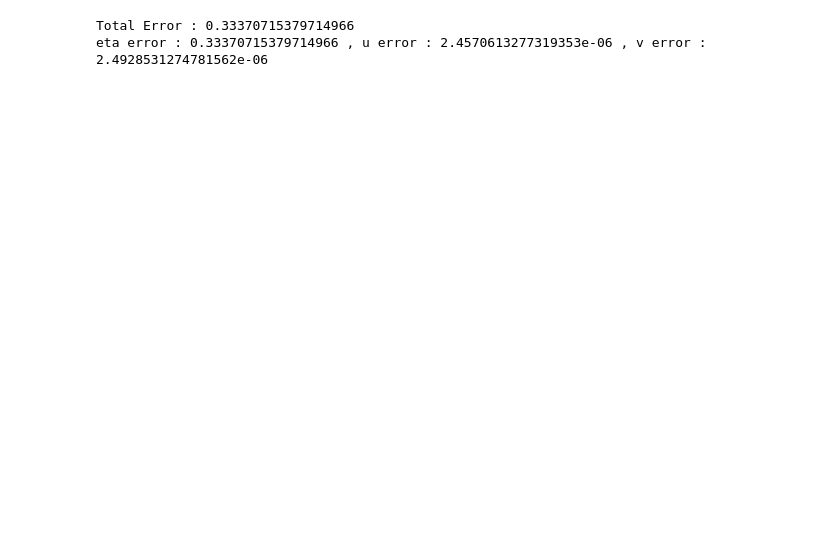
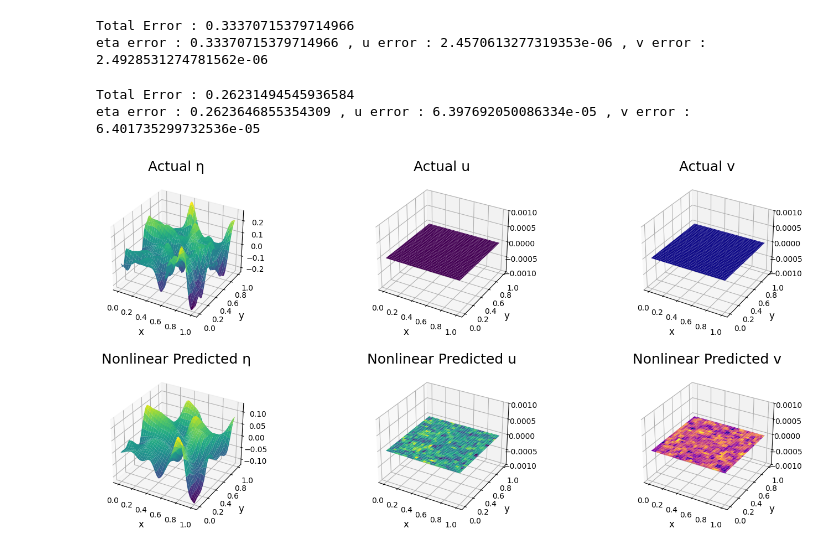
Before and after one commit to alexdelise/CMDS-REU-MADDI, a Jupyter notebook: final_SW.ipynb, the cells around one changed output. Cells and saved outputs as stored; diff of their text form; code cells hidden in the pictures; blank space fills up the shorter version.

```diff
--- a/final_SW.ipynb
+++ b/final_SW.ipynb
@@ -224,7 +242,7 @@ model_inverse = model_inverse.to(device)
 optimizer_inverse = torch.optim.Adam(model_inverse.parameters(), lr=1e-4)
 
 # if model has already been stored, one can directly load model using block of code below and skip training
-model_saved = False
+model_saved = True
 
 if model_saved:
     model_path = "inv_model_fc.pth"
@@ -258,7 +276,8 @@ epoch 98 : loss 0.010578222572803497
 epoch 99 : loss 0.012853719294071198
 # %%
 # --- compute reconstructions and errors ---
-
+size = 10000
+batchSize = 80
 test_dataLoader = DataLoader(DataSet, shuffle=False, batch_size=batchSize)
 model = model_inverse
 model.eval()
@@ -356,3 +375,55 @@ print(f'eta error : {eta_err} , u error : {u_err} , v error : {v_err}')
 # %% [output]
 Total Error : 0.33370715379714966
 eta error : 0.33370715379714966 , u error : 2.4570613277319353e-06 , v error : 2.4928531274781562e-06
+# %%
+# testing error -> in distribution dataset
+test_set = torch.load('test_data/testing_data_2000.pt').clone()
+test_ic_set = torch.load('test_data/ic_testing_data_2000.pt').clone()
+
+# to follow the same flow as nonlinear case, normalize and add noise, then denormalize
+test_dataset_normalized, test_min_max_vals = normalize(test_set)
+test_ic_normalized, test_ic_min_max_vals = normalize(test_ic_set)
+test_dataset_normalized += 0.1 * torch.randn(test_dataset_normalized.shape)
+test_dataset_denormalized = denormalize(test_dataset_normalized, test_min_max_vals)
+
+size = 2000
+batchSize=50
+test_dataset = dataset(test_dataset_normalized, test_ic_normalized, size)
+
+test_dataLoader = DataLoader(test_dataset, shuffle=False, batch_size=batchSize)
+model = model_inverse
+model.eval()
+ics = torch.zeros(size=(size, 3, 64, 64)) # store initial conditions in new variable, in same order as reconstrctions
+reconstructions = torch.zeros(size=(size, 3, 64, 64))
+data_stored = torch.zeros(size=(size, 3, 64, 64)) # store data (input conditions) in a new variable, in same order as reconstructions
+i=0
+with torch.no_grad():
+    for batch in test_dataLoader:
+        data, ic = batch
+        data, ic = data.to(device), ic.to(device)
+        pred = model(data).view(batchSize, 3, 64, 64)
+        reconstructions[i:batchSize+i, :, :, :] = pred
+        ics[i:batchSize+i, :, :, :] = ic
+        data_stored[i:batchSize+i, :, :, :] = data
+        i += batchSize
+
+reconstruction_denormalized = denormalize(reconstructions, min_max_vals_ic)
+ics_denormalized = denormalize(ics, test_ic_min_max_vals)
+data_denormalized = denormalize(data_stored, min_max_vals)
+
+total_err = torch.norm(reconstruction_denormalized - ics_denormalized) / torch.norm(ics_denormalized)
+
+eta_err = torch.norm(reconstruction_denormalized[:,0,:,:] - ics_denormalized[:,0,:,:] ) / torch.norm( ics_denormalized[:,0,:,:])
+u_err = torch.abs(reconstruction_denormalized[:,1,:,:]  - ics_denormalized[:,1,:,:] ).mean()
+v_err = torch.abs(reconstruction_denormalized[:,2,:,:]  - ics_denormalized[:,2,:,:]).mean()
+
+print(f'Total Error : {total_err}')
+print(f'eta error : {eta_err} , u error : {u_err} , v error : {v_err}')
+
+plot_figs(500, ics_denormalized, reconstruction_denormalized)
+
+# print(reconstruction_denormalized)
+# %% [output]
+Total Error : 0.26231494545936584
+eta error : 0.2623646855354309 , u error : 6.397692050086334e-05 , v error : 6.401735299732536e-05
+[figure, added]
```
Also changed, not shown: parts of 4 cells of this notebook, 1 other file.
